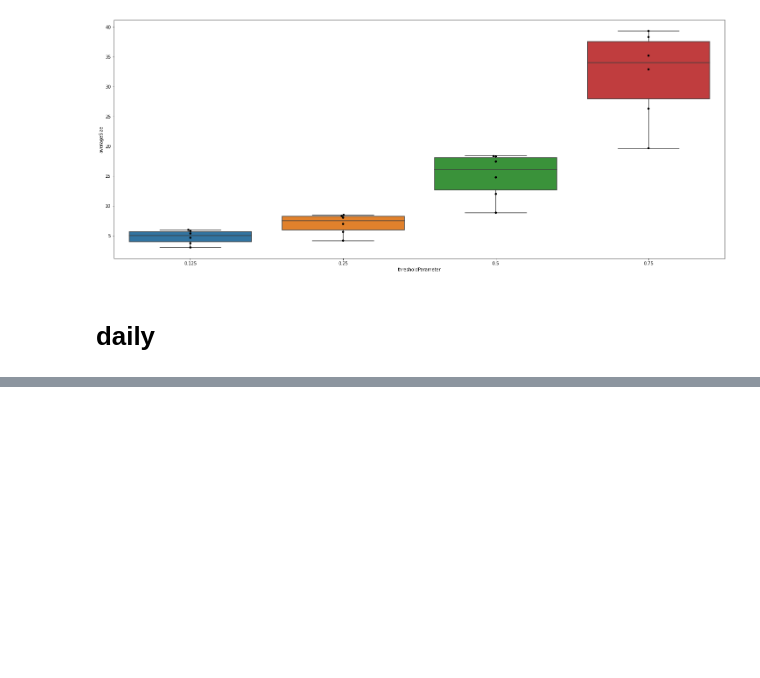
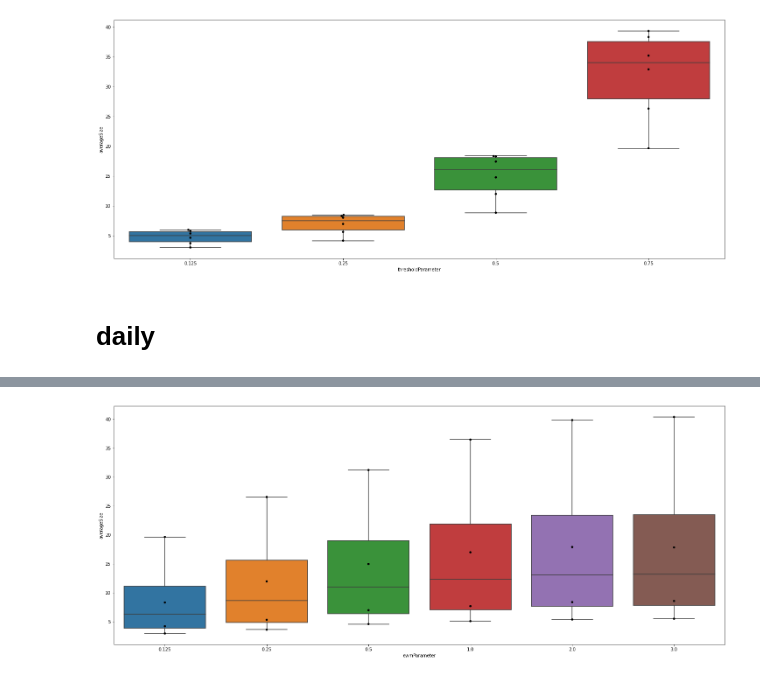
Before and after one commit to avchauzov/time_series_clustering, a Jupyter notebook: 3.1.hyperParametersSelection.ipynb, the cells around one changed output, grey strips where cells are left out. Saved outputs shown, nothing was run; the diff lists cells and outputs as text; code cells hidden in the pictures; blank space fills up the shorter version.

```diff
--- a/3.1.hyperParametersSelection.ipynb
+++ b/3.1.hyperParametersSelection.ipynb
@@ -51,0 +77,5 @@ ax = sns.swarmplot(x = 'thresholdParameter', y = 'averageSize', data = dataWeekl
+# %%
+ax = sns.boxplot(x = 'ewmParameter', y = 'averageSize', data = dataDaily)
+ax = sns.swarmplot(x = 'ewmParameter', y = 'averageSize', data = dataDaily, color = 'black')
+# %% [output]
+[figure, added]
```
Also changed, not shown: parts of 11 cells of this notebook, 1 other file.
